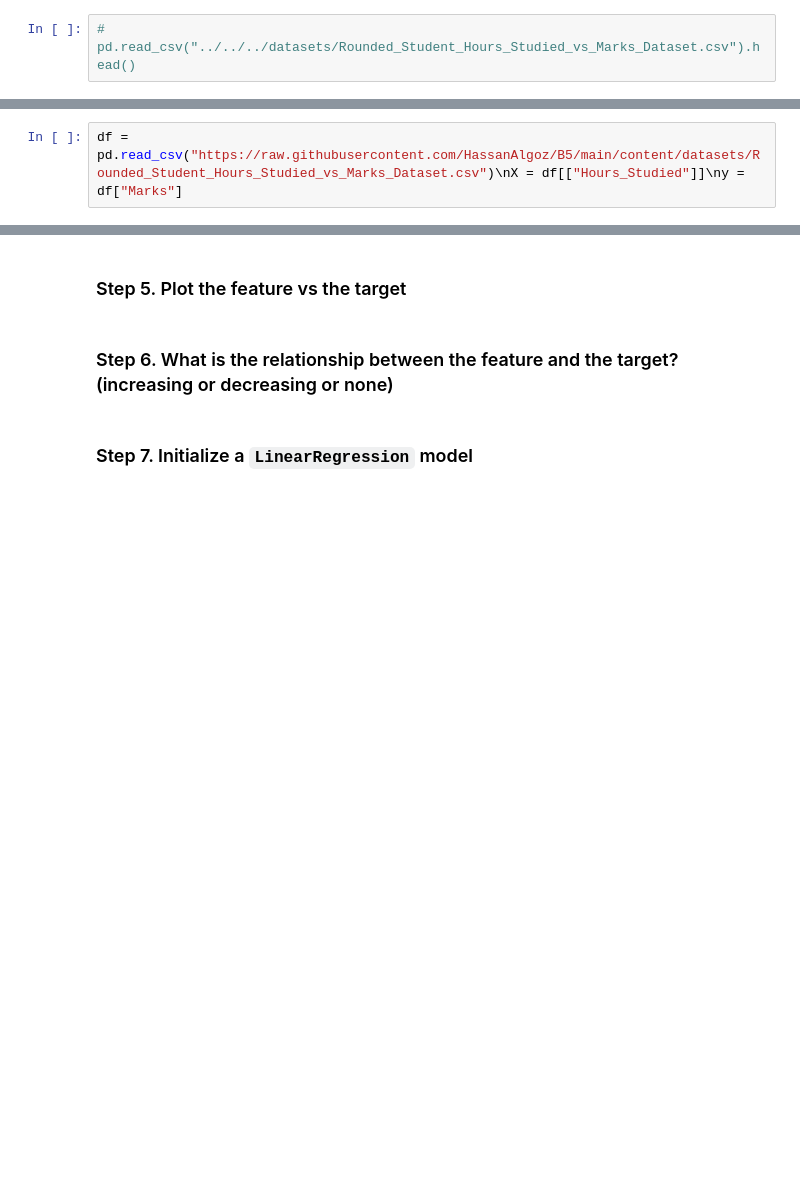
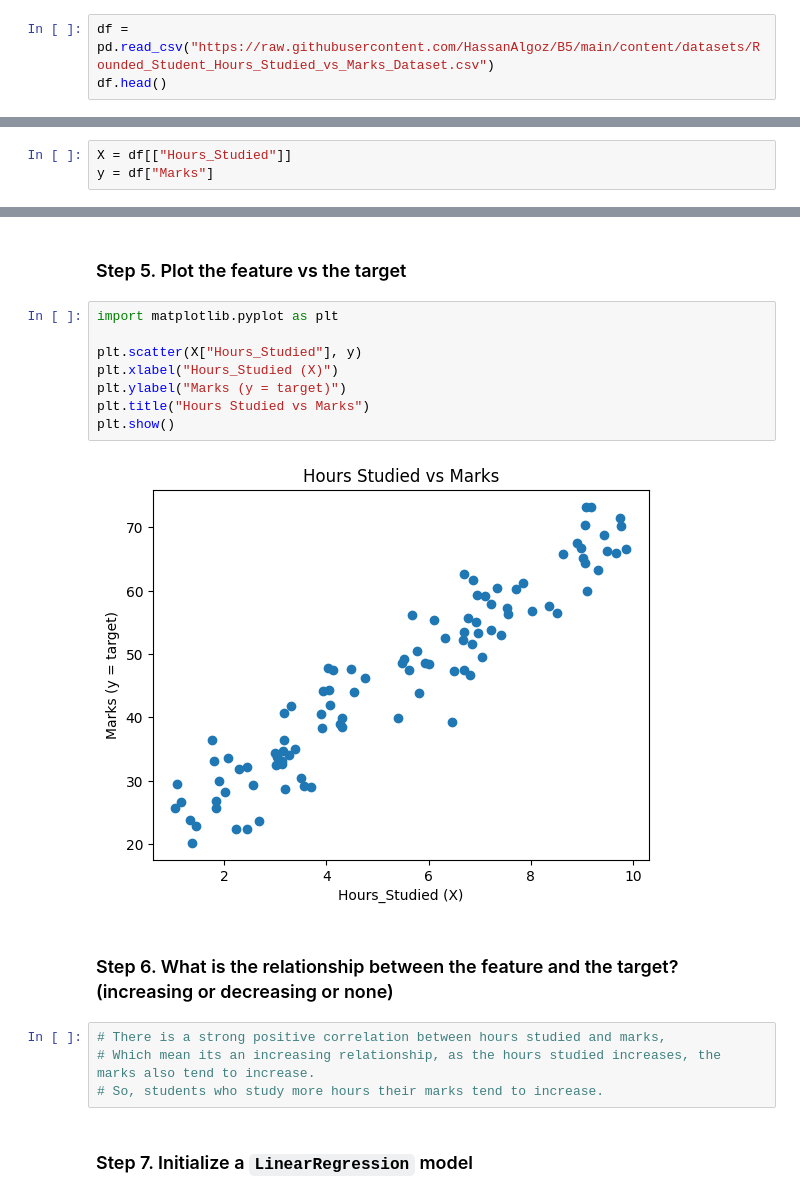
Before and after one commit to hanoufalmogri/python, a Jupyter notebook: student/exercises/week 3 exercises/Exer1.ipynb, the cells around one changed output, grey strips where cells are left out. Drawn from its saved outputs; the diff is of its cells as text; blank space fills up the shorter version.

```diff
--- a/student/exercises/week 3 exercises/Exer1.ipynb
+++ b/student/exercises/week 3 exercises/Exer1.ipynb
@@ -9,7 +9,8 @@ import sklearn
 # %% [markdown]
 ### Step 1. Load the data
 # %%
-# pd.read_csv("../../../datasets/Rounded_Student_Hours_Studied_vs_Marks_Dataset.csv").head()
+df = pd.read_csv("https://raw.githubusercontent.com/HassanAlgoz/B5/main/content/datasets/Rounded_Student_Hours_Studied_vs_Marks_Dataset.csv")
+df.head()
 # %% [output]
 |  | Hours_Studied | Marks |
 | 0 | 4.76 | 46.27 |
@@ -20,4 +21,5 @@ import sklearn
 # %% [markdown]
 ### Step 2.a Assign variables `X` to the features and `y` to the target
 # %%
-df = pd.read_csv("https://raw.githubusercontent.com/HassanAlgoz/B5/main/content/datasets/Rounded_Student_Hours_Studied_vs_Marks_Dataset.csv")\nX = df[["Hours_Studied"]]\ny = df["Marks"]
+X = df[["Hours_Studied"]]
+y = df["Marks"]
@@ -32,6 +87,20 @@ df = pd.read_csv("https://raw.githubusercontent.com/HassanAlgoz/B5/main/content/
 # %% [markdown]
 ### Step 5. Plot the feature vs the target
+# %%
+import matplotlib.pyplot as plt
+
+plt.scatter(X["Hours_Studied"], y)
+plt.xlabel("Hours_Studied (X)")
+plt.ylabel("Marks (y = target)")
+plt.title("Hours Studied vs Marks")
+plt.show()
+# %% [output]
+[figure, added]
 # %% [markdown]
 ### Step 6. What is the relationship between the feature and the target? (increasing or decreasing or none)
+# %%
+# There is a strong positive correlation between hours studied and marks,
+# Which mean its an increasing relationship, as the hours studied increases, the marks also tend to increase.
+# So, students who study more hours their marks tend to increase.
 # %% [markdown]
 ### Step 7. Initialize a `LinearRegression` model
```
Also changed, not shown: parts of 19 cells of this notebook, 1 other file.
